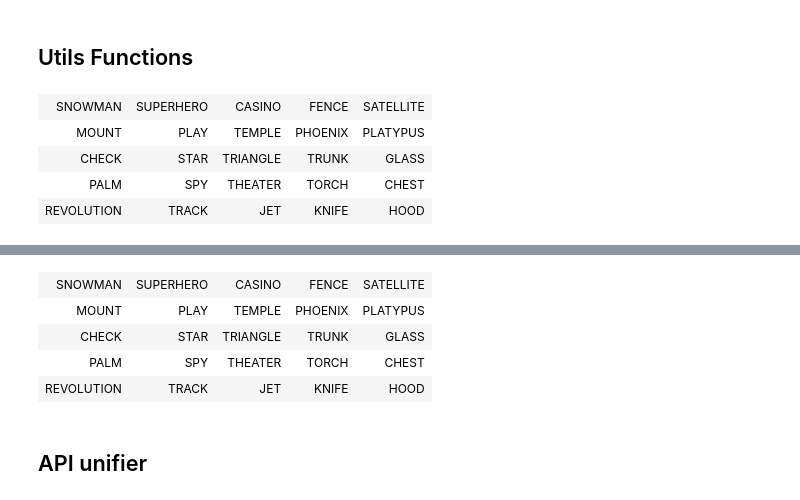
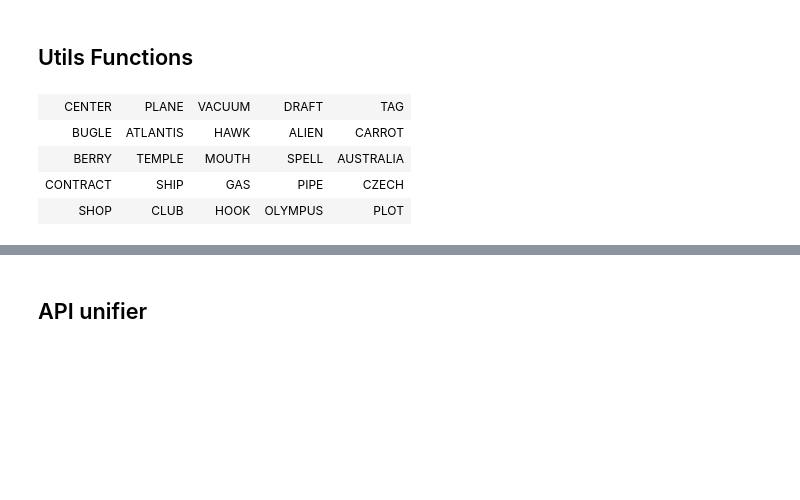
Before and after one commit to mich1803/Codenames-LLM, a Jupyter notebook: notebooks/ScratchNotebook_Showdown.ipynb, the cells around one changed output, grey strips where cells are left out. Cells and saved outputs as stored; diff of their text form; code cells hidden in the pictures; blank space fills up the shorter version.

```diff
--- a/notebooks/ScratchNotebook_Showdown.ipynb
+++ b/notebooks/ScratchNotebook_Showdown.ipynb
@@ -170,11 +198,10 @@ def board4print(word_color_dict, master=False):
 # %%
 board = generate_board(n = 25, lang = "eng", c = 7, k = 1)
-display(HTML(board4print(board, master = True)))
-display(HTML("<br><br>"))
-display(HTML(board4print(board)))
+image_dict = create_image_dict(board, master = False)
+display(HTML(board4print(image_dict)))
 # %% [output]
-| SNOWMAN | SUPERHERO | CASINO | FENCE | SATELLITE |
-| MOUNT | PLAY | TEMPLE | PHOENIX | PLATYPUS |
-| CHECK | STAR | TRIANGLE | TRUNK | GLASS |
-| PALM | SPY | THEATER | TORCH | CHEST |
-| REVOLUTION | TRACK | JET | KNIFE | HOOD |
+| CENTER | PLANE | VACUUM | DRAFT | TAG |
+| BUGLE | ATLANTIS | HAWK | ALIEN | CARROT |
+| BERRY | TEMPLE | MOUTH | SPELL | AUSTRALIA |
+| CONTRACT | SHIP | GAS | PIPE | CZECH |
+| SHOP | CLUB | HOOK | OLYMPUS | PLOT |
@@ -182,8 +208,3 @@ display(HTML(board4print(board)))
-| SNOWMAN | SUPERHERO | CASINO | FENCE | SATELLITE |
-| MOUNT | PLAY | TEMPLE | PHOENIX | PLATYPUS |
-| CHECK | STAR | TRIANGLE | TRUNK | GLASS |
-| PALM | SPY | THEATER | TORCH | CHEST |
-| REVOLUTION | TRACK | JET | KNIFE | HOOD |
 # %% [markdown]
 ## API unifier
 # %%
```
Also changed, not shown: parts of 6 cells of this notebook, 1 other file.
